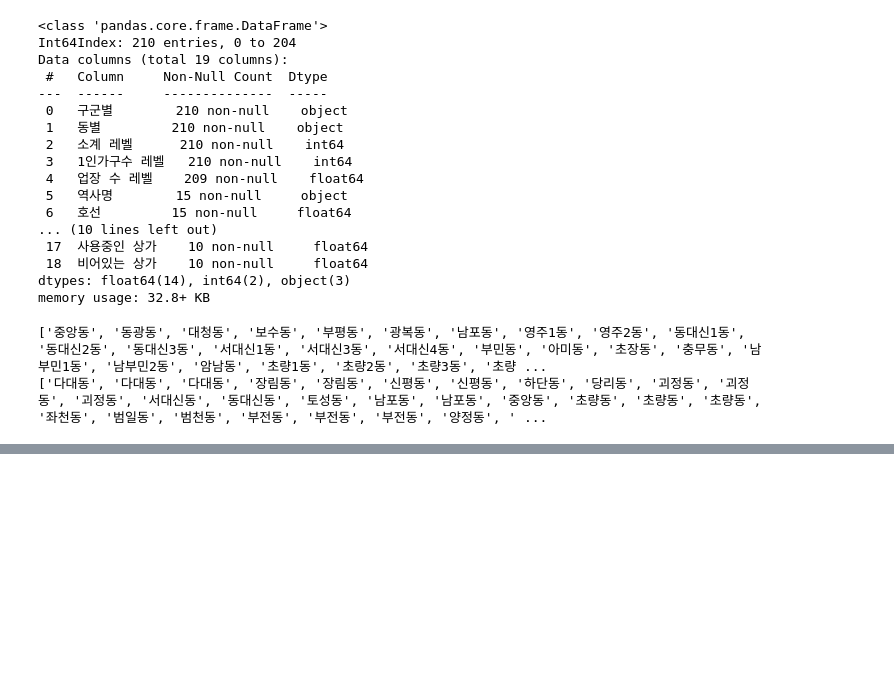
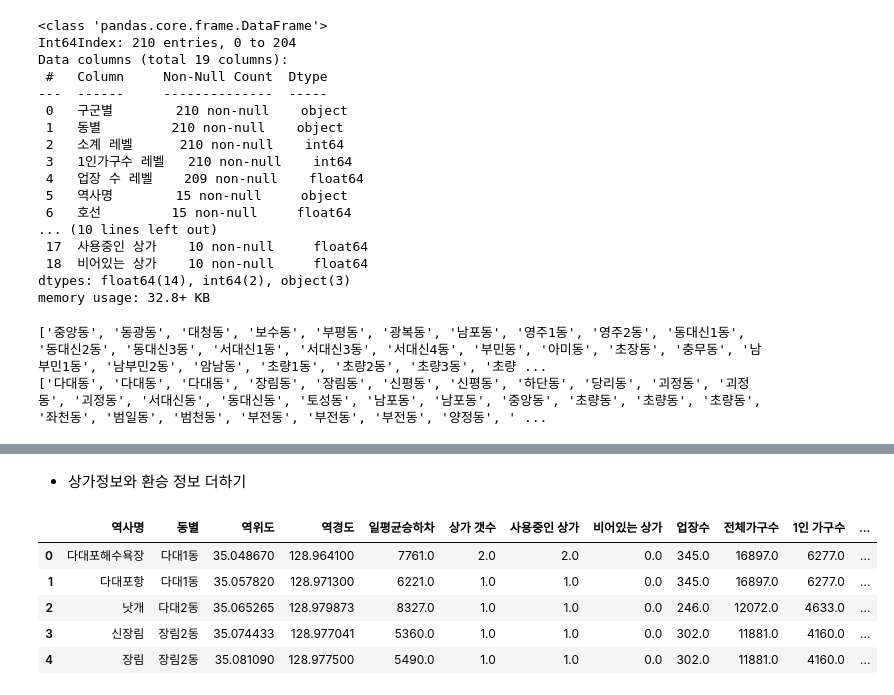
Before and after one commit to Busan-Bigdata-analysis/storage, a Jupyter notebook: handlingData/dataJoin.ipynb, the cells around one changed output, grey strips where cells are left out. Drawn from its saved outputs; the diff is of its cells as text; code cells hidden in the pictures; blank space fills up the shorter version.

```diff
--- a/handlingData/dataJoin.ipynb
+++ b/handlingData/dataJoin.ipynb
@@ -373,0 +510,12 @@ total_df.to_csv('../data/total_data/데이터_합본.csv',encoding='cp949')
+# %% [markdown]
+- 상가정보와 환승 정보 더하기
+# %%
+total_data = readfile(dir_list[3])
+total_data.head()
+# %% [output]
+|  | 역사명 | 동별 | 역위도 | 역경도 | 일평균승하차 | 상가 갯수 | 사용중인 상가 | 비어있는 상가 | 업장수 | 전체가구수 | 1인 가구수 | ... |
+| 0 | 다대포해수욕장 | 다대1동 | 35.048670 | 128.964100 | 7761.0 | 2.0 | 2.0 | 0.0 | 345.0 | 16897.0 | 6277.0 | ... |
+| 1 | 다대포항 | 다대1동 | 35.057820 | 128.971300 | 6221.0 | 1.0 | 1.0 | 0.0 | 345.0 | 16897.0 | 6277.0 | ... |
+| 2 | 낫개 | 다대2동 | 35.065265 | 128.979873 | 8327.0 | 1.0 | 1.0 | 0.0 | 246.0 | 12072.0 | 4633.0 | ... |
+| 3 | 신장림 | 장림2동 | 35.074433 | 128.977041 | 5360.0 | 1.0 | 1.0 | 0.0 | 302.0 | 11881.0 | 4160.0 | ... |
+| 4 | 장림 | 장림2동 | 35.081090 | 128.977500 | 5490.0 | 1.0 | 1.0 | 0.0 | 302.0 | 11881.0 | 4160.0 | ... |
```
Also changed, not shown: parts of 33 cells of this notebook, 2 other files.
